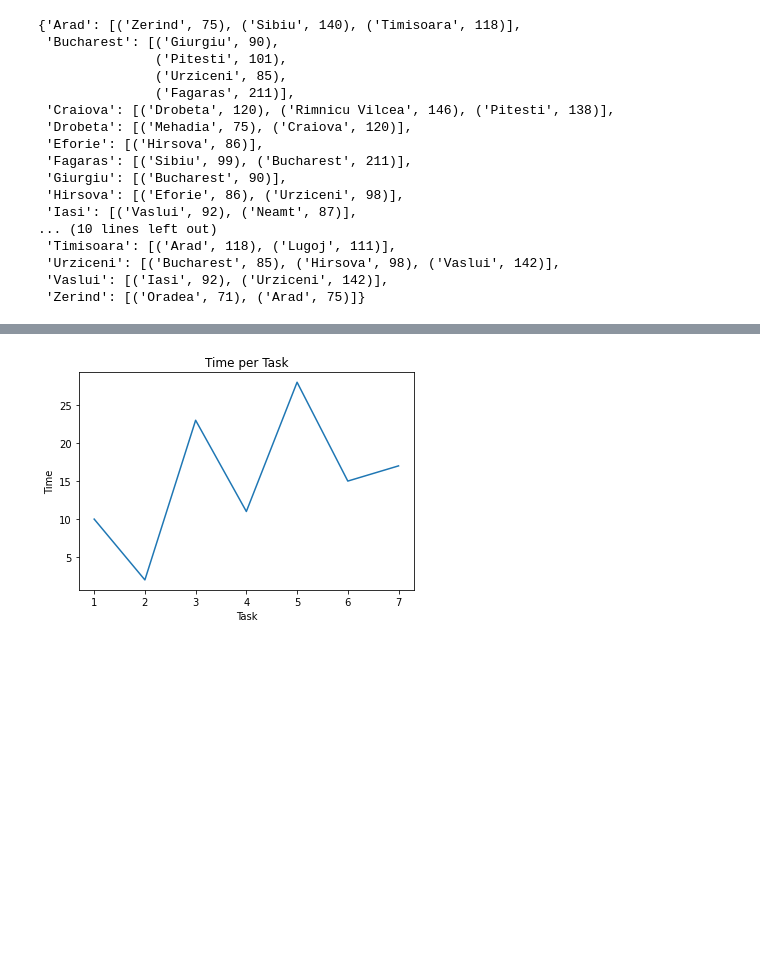
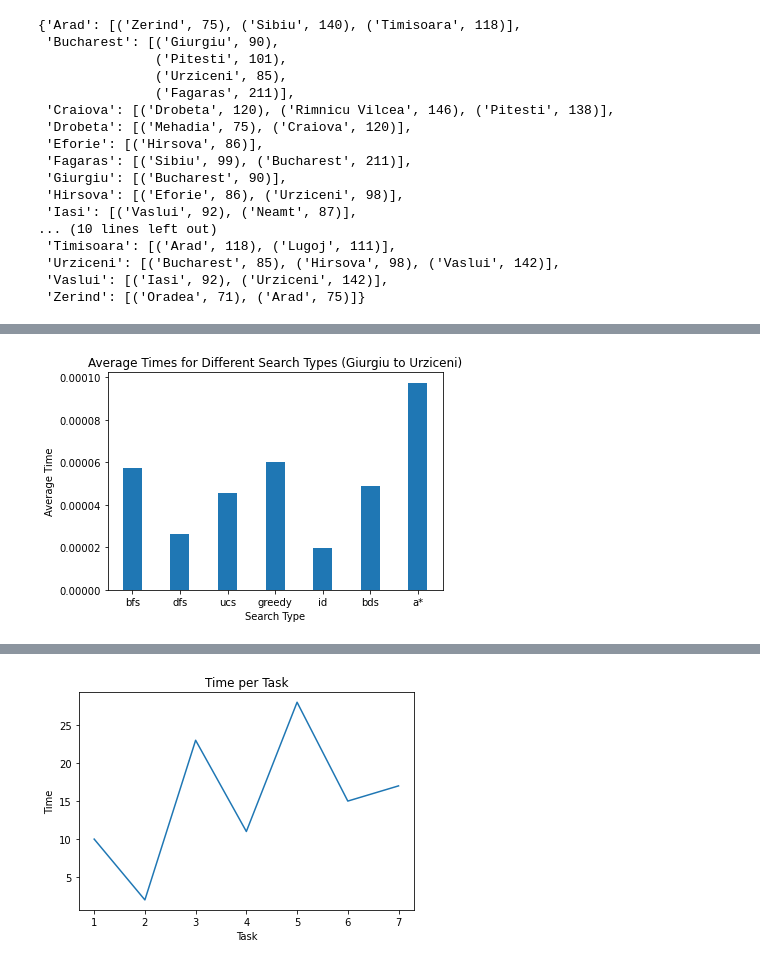
Before and after one commit to yonasengdu/graph_search_benchmark, a Jupyter notebook: assignment.ipynb, the cells around one changed output, grey strips where cells are left out. Drawn from its saved outputs; the diff is of its cells as text; code cells hidden in the pictures; blank space fills up the shorter version.

```diff
--- a/assignment.ipynb
+++ b/assignment.ipynb
@@ -182,0 +314,16 @@ print(data)
+# %%
+# on some select paths, we plot the performance (in time) and costs of these search algorithms.
+
+path = all_paths[30]
+avg_times = avg_data[path]['avg_times']
+
+search_types = list(avg_times.keys())
+times = list(avg_times.values())
+
+plt.bar(search_types, times, width=0.4)
+plt.xlabel('Search Type')
+plt.ylabel('Average Time')
+plt.title(f'Average Times for Different Search Types ({path[0]} to {path[1]})')
+plt.show()
+# %% [output]
+[figure, added]
```
Also changed, not shown: parts of 21 cells of this notebook, 1 other file.
